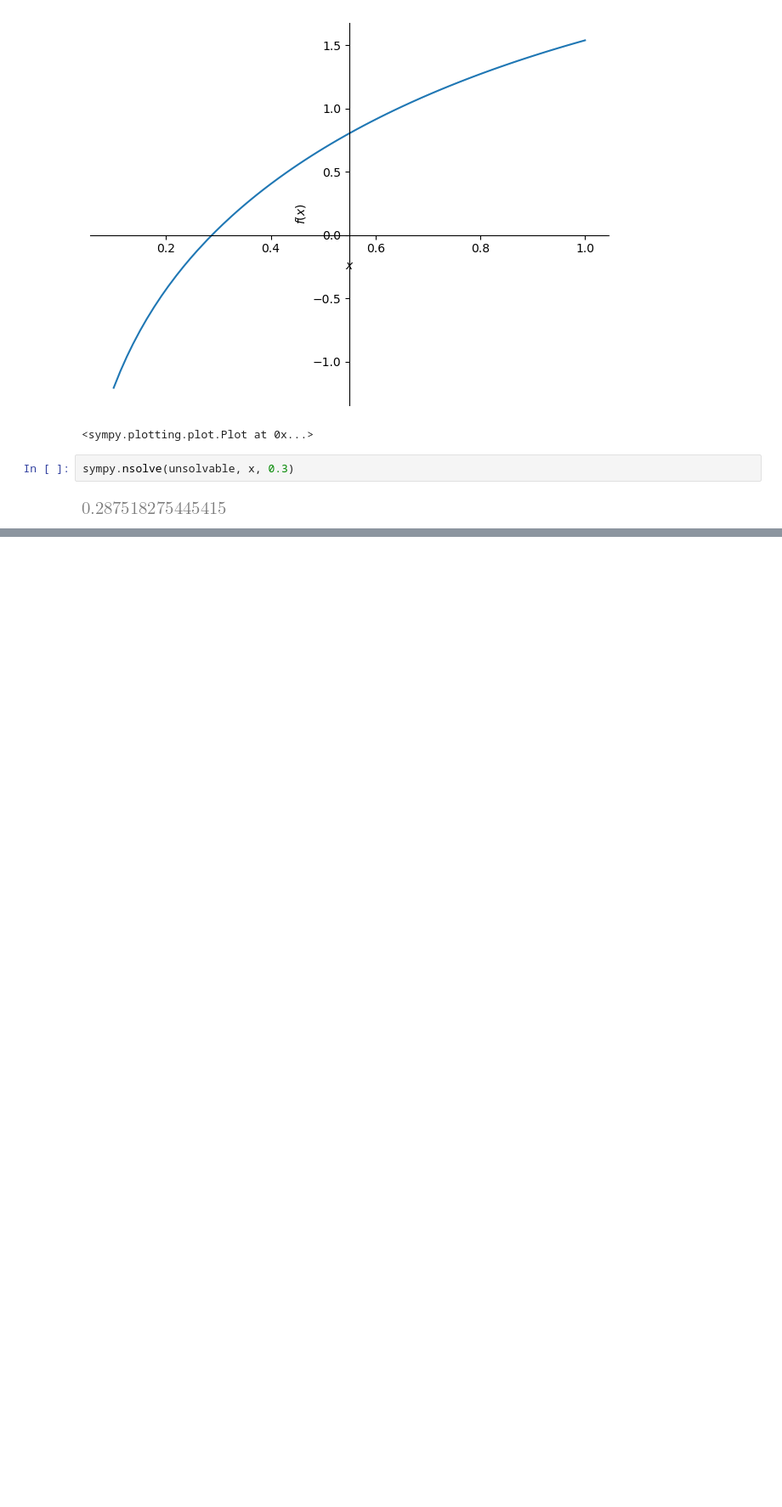
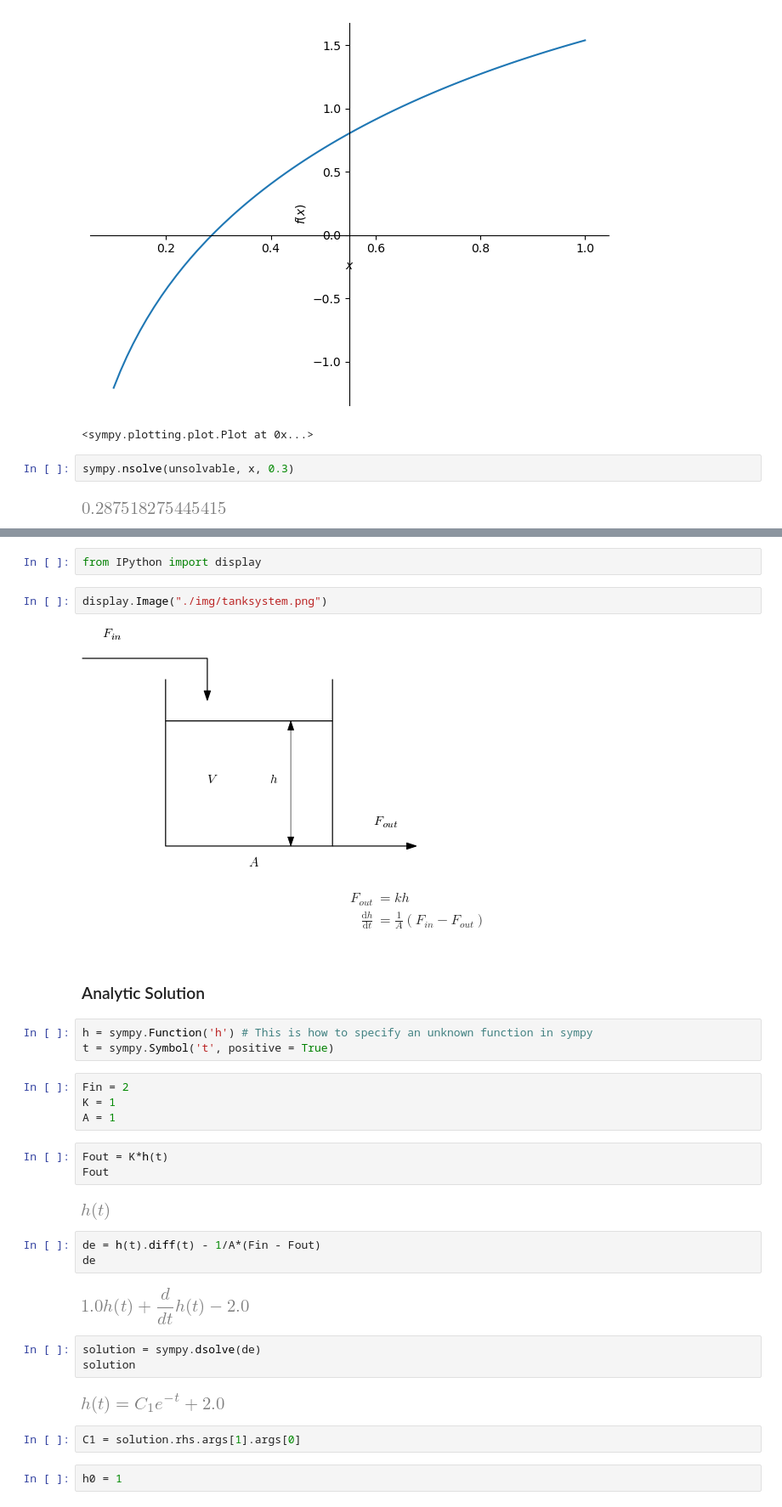
Before and after one commit to williebonavente/CodeTest, a Jupyter notebook: sympy/algebra/notebook4.ipynb, the cells around one changed output, grey strips where cells are left out. Shown at 85% size. Saved outputs shown, nothing was run; the diff lists cells and outputs as text; blank space fills up the shorter version.

Commit message:
Add img dir and Analytic Solution

```diff
--- a/sympy/algebra/notebook4.ipynb
+++ b/sympy/algebra/notebook4.ipynb
@@ -110,0 +146,40 @@ sympy.nsolve(unsolvable, x, 0.3)
+# %%
+from IPython import display
+# %%
+display.Image("./img/tanksystem.png")
+# %% [output]
+[figure, added]
+# %% [markdown]
+$$ \begin{align}
+F_{out} &= kh\\
+\frac{\mathrm{d}h}{\mathrm{d}t} &= \frac{1}{A}\left(F_{in} - F_{out}\right)\\
+\end{align}
+$$
+# %% [markdown]
+### Analytic Solution
+# %%
+h = sympy.Function('h') # This is how to specify an unknown function in sympy
+t = sympy.Symbol('t', positive = True)
+# %%
+Fin = 2
+K = 1
+A = 1
+# %%
+Fout = K*h(t)
+Fout
+# %% [output]
+[figure, added]
+# %%
+de = h(t).diff(t) - 1/A*(Fin - Fout)
+de
+# %% [output]
+[figure, added]
+# %%
+solution = sympy.dsolve(de)
+solution
+# %% [output]
+[figure, added]
+# %%
+C1 = solution.rhs.args[1].args[0]
+# %%
+h0 = 1
```
Also changed, not shown: parts of 13 cells of this notebook, 2 other files.
